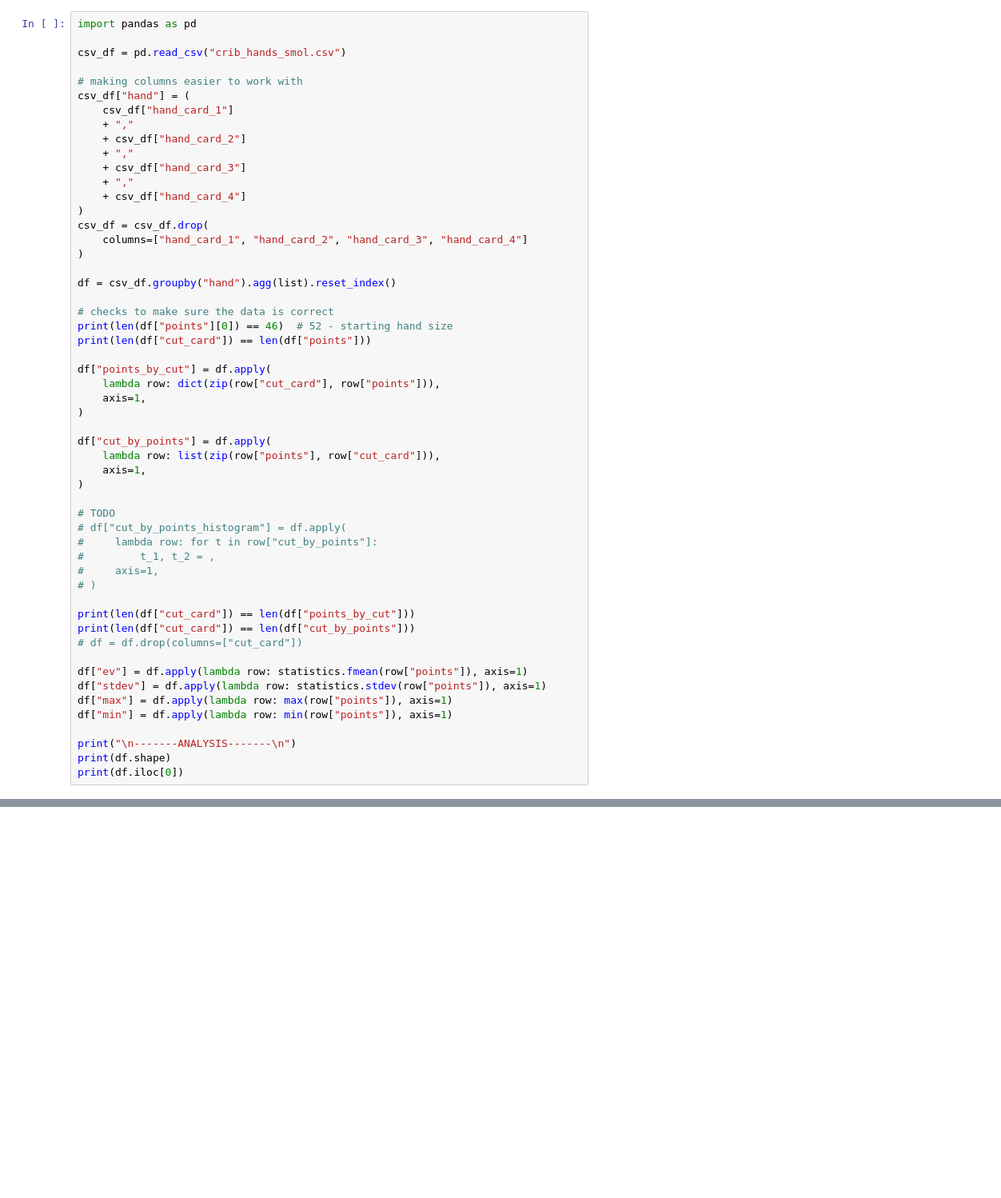
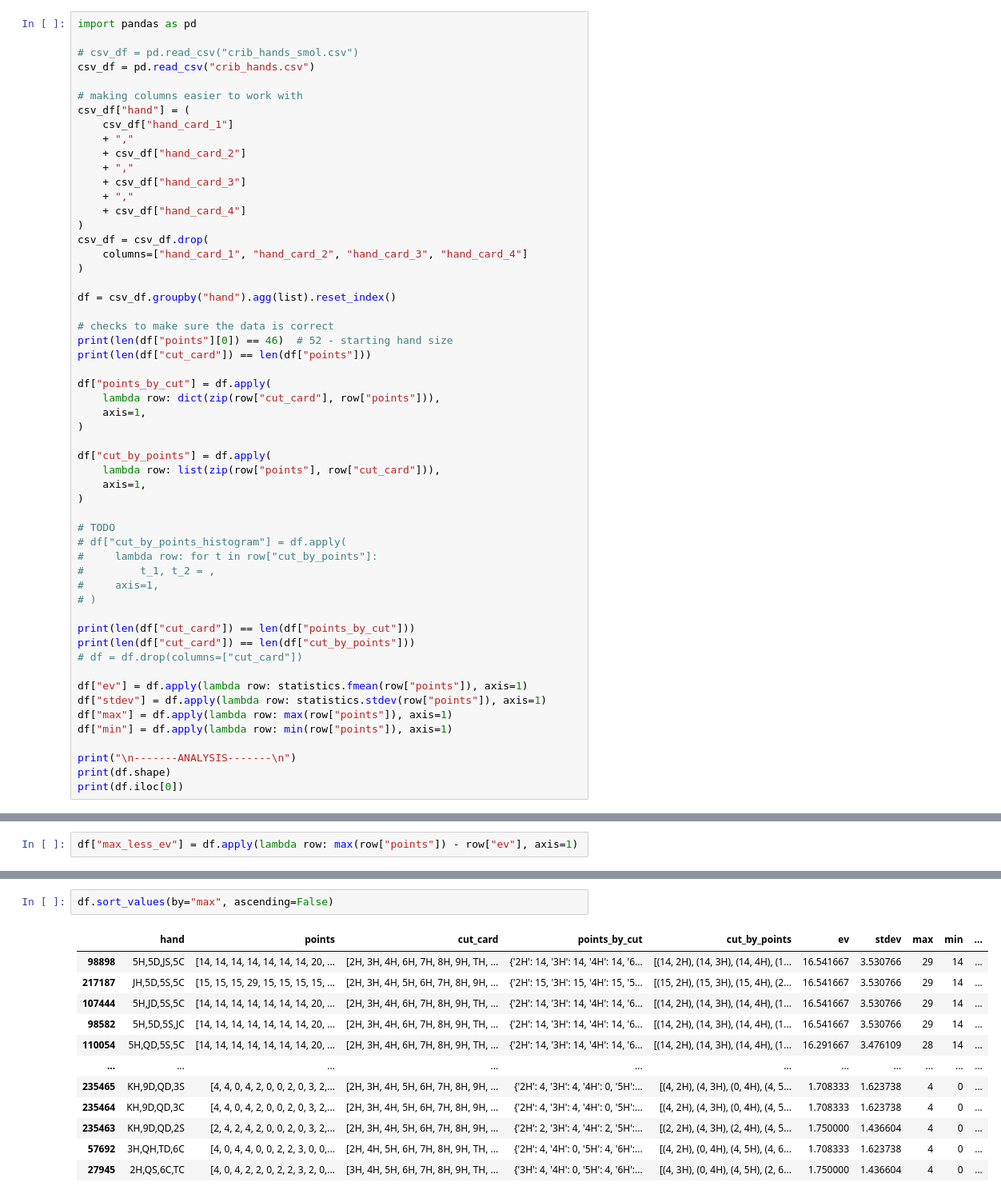
Before and after one commit to ianpaul10/cribbage-hand-statistics, a Jupyter notebook: crib.ipynb, the cells around one changed output, grey strips where cells are left out. Shown at 80% size. Cells and saved outputs as stored; diff of their text form; blank space fills up the shorter version.

```diff
--- a/crib.ipynb
+++ b/crib.ipynb
@@ -115,7 +198,8 @@ with open("crib_hands_smol.csv", "w") as csv_file:
 # %%
 import pandas as pd
 
-csv_df = pd.read_csv("crib_hands_smol.csv")
+# csv_df = pd.read_csv("crib_hands_smol.csv")
+csv_df = pd.read_csv("crib_hands.csv")
 
 # making columns easier to work with
 csv_df["hand"] = (
@@ -187 +271,3 @@ min                                                              0
 Name: 0, dtype: object
+# %%
+df["max_less_ev"] = df.apply(lambda row: max(row["points"]) - row["ev"], axis=1)
@@ -187,0 +281,15 @@ Name: 0, dtype: object
+# %%
+df.sort_values(by="max", ascending=False)
+# %% [output]
+|  | hand | points | cut_card | points_by_cut | cut_by_points | ev | stdev | max | min | ... |
+| 98898 | 5H,5D,JS,5C | [14, 14, 14, 14, 14, 14, 14, 20, ... | [2H, 3H, 4H, 6H, 7H, 8H, 9H, TH, ... | {'2H': 14, '3H': 14, '4H': 14, '6... | [(14, 2H), (14, 3H), (14, 4H), (1... | 16.541667 | 3.530766 | 29 | 14 | ... |
+| 217187 | JH,5D,5S,5C | [15, 15, 15, 29, 15, 15, 15, 15, ... | [2H, 3H, 4H, 5H, 6H, 7H, 8H, 9H, ... | {'2H': 15, '3H': 15, '4H': 15, '5... | [(15, 2H), (15, 3H), (15, 4H), (2... | 16.541667 | 3.530766 | 29 | 14 | ... |
+| 107444 | 5H,JD,5S,5C | [14, 14, 14, 14, 14, 14, 14, 20, ... | [2H, 3H, 4H, 6H, 7H, 8H, 9H, TH, ... | {'2H': 14, '3H': 14, '4H': 14, '6... | [(14, 2H), (14, 3H), (14, 4H), (1... | 16.541667 | 3.530766 | 29 | 14 | ... |
+| 98582 | 5H,5D,5S,JC | [14, 14, 14, 14, 14, 14, 14, 20, ... | [2H, 3H, 4H, 6H, 7H, 8H, 9H, TH, ... | {'2H': 14, '3H': 14, '4H': 14, '6... | [(14, 2H), (14, 3H), (14, 4H), (1... | 16.541667 | 3.530766 | 29 | 14 | ... |
+| 110054 | 5H,QD,5S,5C | [14, 14, 14, 14, 14, 14, 14, 20, ... | [2H, 3H, 4H, 6H, 7H, 8H, 9H, TH, ... | {'2H': 14, '3H': 14, '4H': 14, '6... | [(14, 2H), (14, 3H), (14, 4H), (1... | 16.291667 | 3.476109 | 28 | 14 | ... |
+| ... | ... | ... | ... | ... | ... | ... | ... | ... | ... | ... |
+| 235465 | KH,9D,QD,3S | [4, 4, 0, 4, 2, 0, 0, 2, 0, 3, 2,... | [2H, 3H, 4H, 5H, 6H, 7H, 8H, 9H, ... | {'2H': 4, '3H': 4, '4H': 0, '5H':... | [(4, 2H), (4, 3H), (0, 4H), (4, 5... | 1.708333 | 1.623738 | 4 | 0 | ... |
+| 235464 | KH,9D,QD,3C | [4, 4, 0, 4, 2, 0, 0, 2, 0, 3, 2,... | [2H, 3H, 4H, 5H, 6H, 7H, 8H, 9H, ... | {'2H': 4, '3H': 4, '4H': 0, '5H':... | [(4, 2H), (4, 3H), (0, 4H), (4, 5... | 1.708333 | 1.623738 | 4 | 0 | ... |
+| 235463 | KH,9D,QD,2S | [2, 4, 2, 4, 2, 0, 0, 2, 0, 3, 2,... | [2H, 3H, 4H, 5H, 6H, 7H, 8H, 9H, ... | {'2H': 2, '3H': 4, '4H': 2, '5H':... | [(2, 2H), (4, 3H), (2, 4H), (4, 5... | 1.750000 | 1.436604 | 4 | 0 | ... |
+| 57692 | 3H,QH,TD,6C | [4, 0, 4, 4, 0, 0, 2, 2, 3, 0, 0,... | [2H, 4H, 5H, 6H, 7H, 8H, 9H, TH, ... | {'2H': 4, '4H': 0, '5H': 4, '6H':... | [(4, 2H), (0, 4H), (4, 5H), (4, 6... | 1.708333 | 1.623738 | 4 | 0 | ... |
+| 27945 | 2H,QS,6C,TC | [4, 0, 4, 2, 2, 0, 2, 2, 3, 2, 0,... | [3H, 4H, 5H, 6H, 7H, 8H, 9H, TH, ... | {'3H': 4, '4H': 0, '5H': 4, '6H':... | [(4, 3H), (0, 4H), (4, 5H), (2, 6... | 1.750000 | 1.436604 | 4 | 0 | ... |
```
Also changed, not shown: parts of 8 cells of this notebook, 9 other files.
